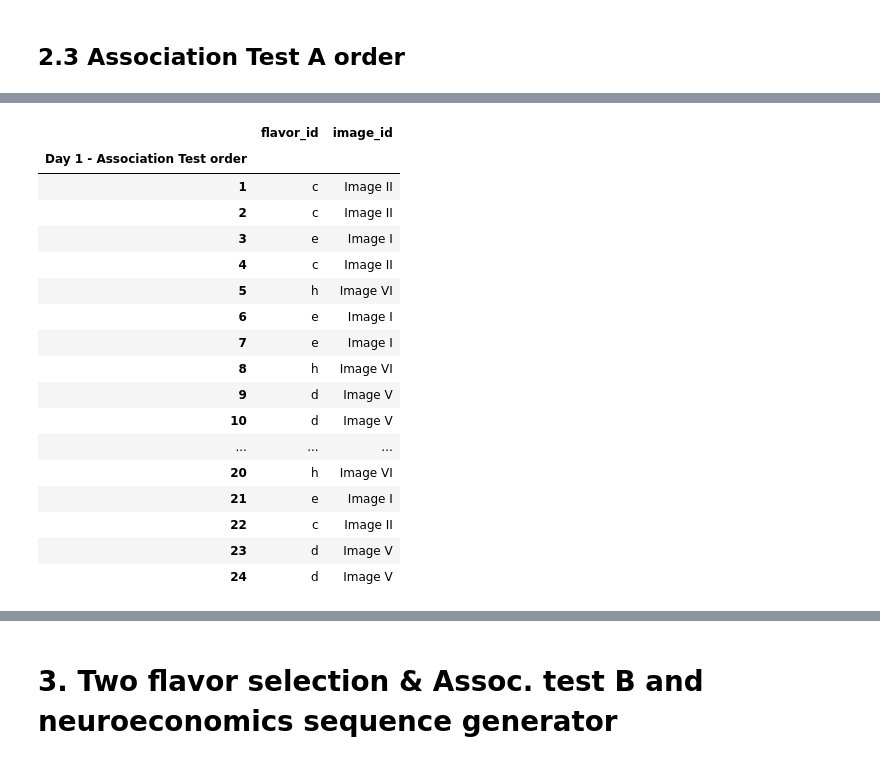
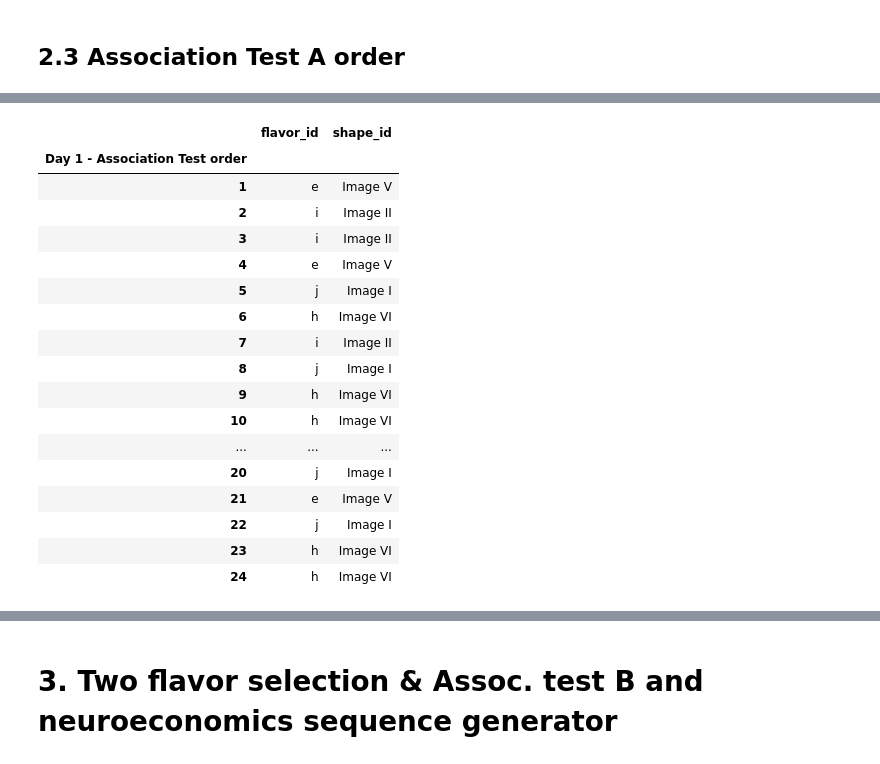
Before and after one commit to ffviana/nutreconDrive, a Jupyter notebook: 1. Acquisition/notebooks/1. Day 1.ipynb, the cells around one changed output, grey strips where cells are left out. Cells and saved outputs as stored; diff of their text form; code cells hidden in the pictures.

```diff
--- a/1. Acquisition/notebooks/1. Day 1.ipynb
+++ b/1. Acquisition/notebooks/1. Day 1.ipynb
@@ -105,9 +108,9 @@ ___
 
 # 0. Create subject
 # %%
-subject_nr = 1
+subject_nr = 21
 
-subject_code = '{}{:03d}'.format(experiment_code, subject_nr)
+subject_code = '{}{:03d}'.format(_v_.experiment_code, subject_nr)
 
 timestamp = datetime.now().timestamp()
 print(subject_code)
@@ -225,8 +260,8 @@ since Python 3.9 and will be removed in a subsequent version.
 # %%
 associationTest1_df = pd.concat([imageFlavor_df]*6).sample(frac = 1).reset_index(drop = 'False')
 associationTest1_df.index += 1
-associationTest1_df.index.name = assocTestOrder1_colName
+associationTest1_df.index.name = _v_.assocTestOrder1_colName
 
-associationTest1_df = save_json(associationTest1_df, subject_code, assoc1_order_fileID, sequences_dataPath)
-associationTest1_df.drop(columns = [flavorName_colName, imageName_colName])
+associationTest1_df = save_json(associationTest1_df, subject_code, _v_.assoc1_order_fileID, _v_.sequences_dataPath)
+associationTest1_df.drop(columns = [_v_.flavorName_colName, _v_.shapeName_colName])
 # %% [output]
@@ -234,18 +268,18 @@ File already exists. Created on 2022-11-24 10:04:46
-|  | flavor_id | image_id |
+|  | flavor_id | shape_id |
 | Day 1 - Association Test order |  |  |
-| 1 | c | Image II |
-| 2 | c | Image II |
-| 3 | e | Image I |
-| 4 | c | Image II |
-| 5 | h | Image VI |
-| 6 | e | Image I |
-| 7 | e | Image I |
-| 8 | h | Image VI |
-| 9 | d | Image V |
-| 10 | d | Image V |
+| 1 | e | Image V |
+| 2 | i | Image II |
+| 3 | i | Image II |
+| 4 | e | Image V |
+| 5 | j | Image I |
+| 6 | h | Image VI |
+| 7 | i | Image II |
+| 8 | j | Image I |
+| 9 | h | Image VI |
+| 10 | h | Image VI |
 | ... | ... | ... |
-| 20 | h | Image VI |
-| 21 | e | Image I |
-| 22 | c | Image II |
-| 23 | d | Image V |
-| 24 | d | Image V |
+| 20 | j | Image I |
+| 21 | e | Image V |
+| 22 | j | Image I |
+| 23 | h | Image VI |
+| 24 | h | Image VI |
```
Also changed, not shown: parts of 23 cells of this notebook, 6 other files.
